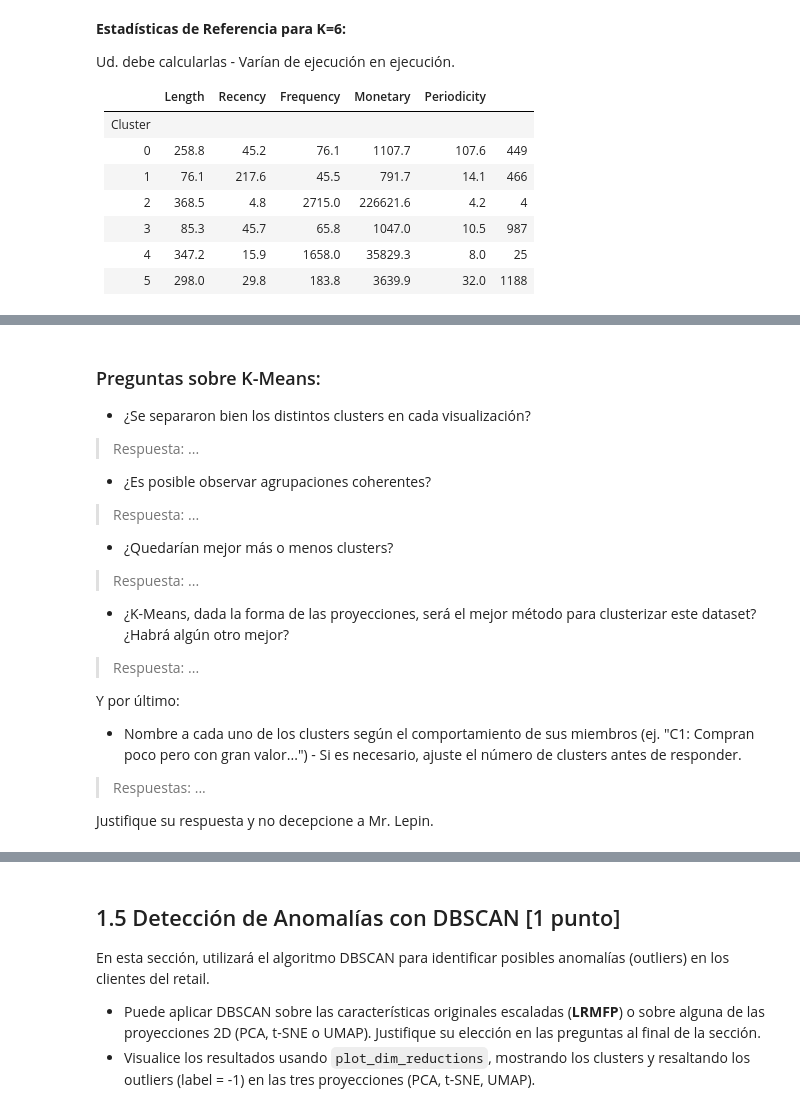
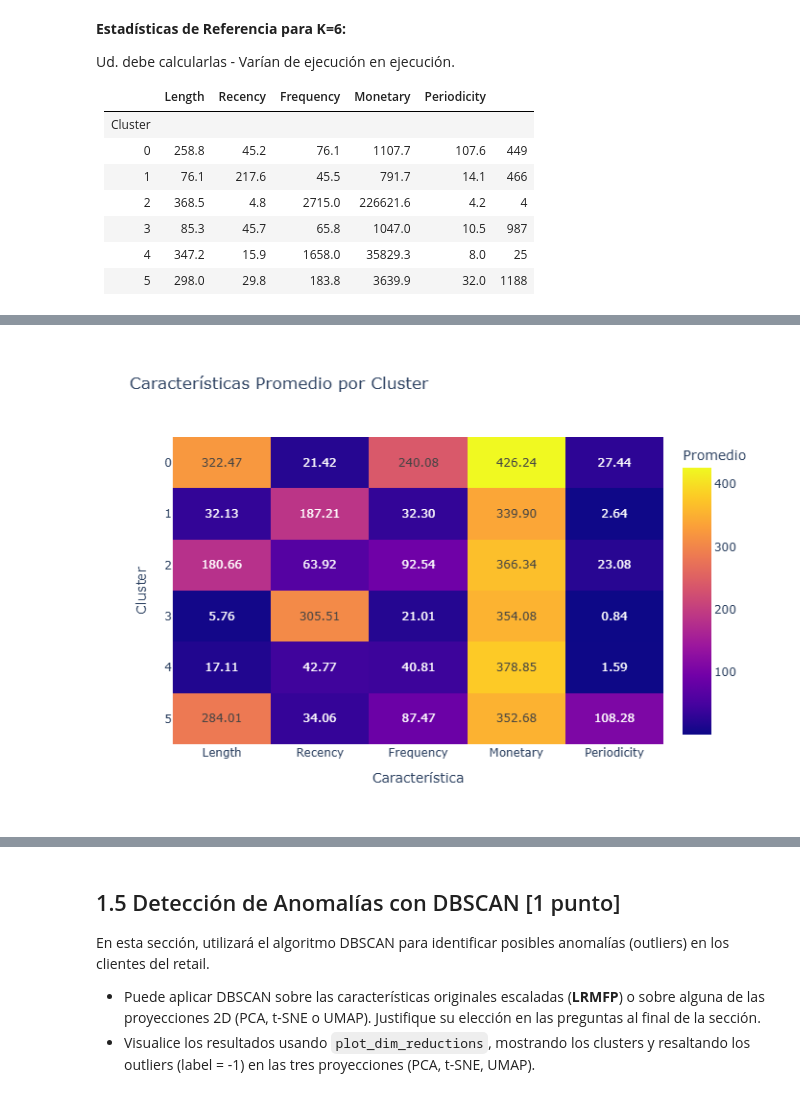
Before and after one commit to matisweet/MDS7202, a Jupyter notebook: labs/lab5/Lab5_enunciado.ipynb, the cells around one changed output, grey strips where cells are left out. Drawn from its saved outputs; the diff is of its cells as text; code cells hidden in the pictures.

```diff
--- a/labs/lab5/Lab5_enunciado.ipynb
+++ b/labs/lab5/Lab5_enunciado.ipynb
@@ -717,27 +751,19 @@ NameError: name 'kmeans_labels' is not defined
-# %% [markdown]
-### Preguntas sobre K-Means:
-
-- ¿Se separaron bien los distintos clusters en cada visualización?
-
-> Respuesta: ...
-
-- ¿Es posible observar agrupaciones coherentes?
-
-> Respuesta: ...
-
-- ¿Quedarían mejor más o menos clusters?
-
-> Respuesta: ...
-
-- ¿K-Means, dada la forma de las proyecciones, será el mejor método para clusterizar este dataset?¿Habrá algún otro mejor?
-
-> Respuesta: ...
-
-Y por último:
-
-- Nombre a cada uno de los clusters según el comportamiento de sus miembros (ej. "C1: Compran poco pero con gran valor...") - Si es necesario, ajuste el número de clusters antes de responder.
-
-> Respuestas: ...
-
-
-Justifique su respuesta y no decepcione a Mr. Lepin.
+# %%
+# Aquí grafique el Heatmap
+heatmap_data = cluster_summary[["Length", "Recency", "Frequency", "Monetary", "Periodicity"]]
+
+fig = px.imshow(
+    heatmap_data,
+    text_auto=".2f",
+    aspect="auto",
+    title="Características Promedio por Cluster",
+    labels={
+        "x": "Característica",
+        "y": "Cluster",
+        "color": "Promedio",
+    },
+)
+
+fig.show()
+# %% [output]
+[figure, added]
```
Also changed, not shown: parts of 11 cells of this notebook.
